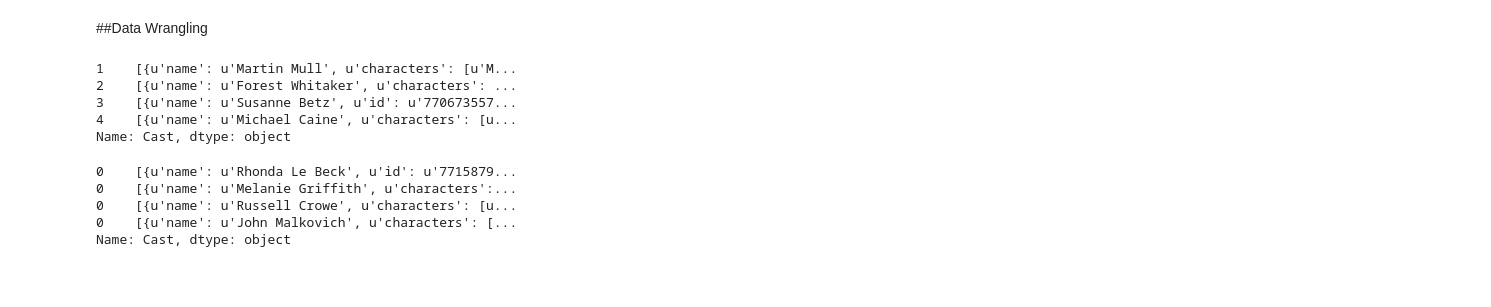
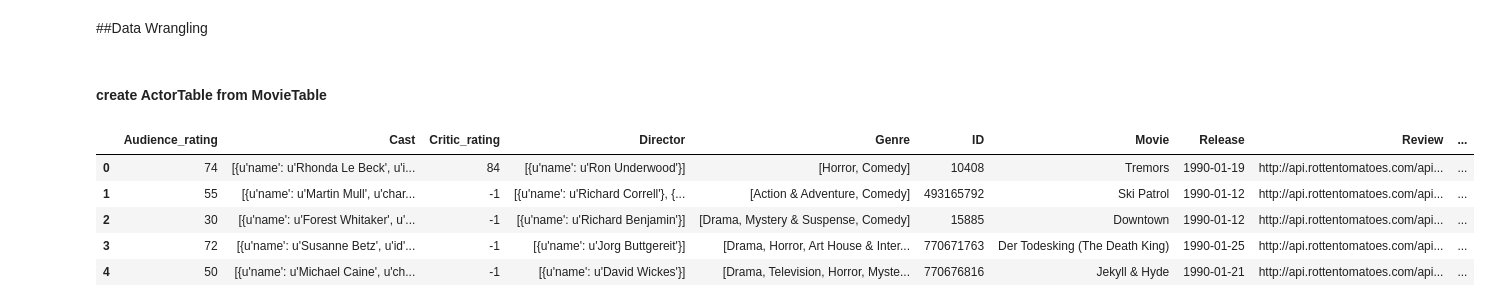
Before and after one commit to lantian2012/DataScience, a Jupyter notebook: Progress.ipynb, the cells around one changed output. Cells and saved outputs as stored; diff of their text form; code cells hidden in the pictures; blank space fills up the shorter version.

```diff
--- a/Progress.ipynb
+++ b/Progress.ipynb
@@ -652,17 +653,13 @@ Movie
-# %%
-
-for i in range(len(MovieTable)):
-# %% [output]
-1    [{u'name': u'Martin Mull', u'characters': [u'M...
-2    [{u'name': u'Forest Whitaker', u'characters': ...
-3    [{u'name': u'Susanne Betz', u'id': u'770673557...
-4    [{u'name': u'Michael Caine', u'characters': [u...
-Name: Cast, dtype: object
-# %%
-MovieTable['Cast'][0]
-# %% [output]
-0    [{u'name': u'Rhonda Le Beck', u'id': u'7715879...
-0    [{u'name': u'Melanie Griffith', u'characters':...
-0    [{u'name': u'Russell Crowe', u'characters': [u...
-0    [{u'name': u'John Malkovich', u'characters': [...
-Name: Cast, dtype: object
+# %% [markdown]
+#### create ActorTable from MovieTable
+# %%
+MovieTable = pd.read_pickle('MovieTable.pkl')
+# %%
+MovieTable.head()
+# %% [output]
+|  | Audience_rating | Cast | Critic_rating | Director | Genre | ID | Movie | Release | Review | ... |
+| 0 | 74 | [{u'name': u'Rhonda Le Beck', u'i... | 84 | [{u'name': u'Ron Underwood'}] | [Horror, Comedy] | 10408 | Tremors | 1990-01-19 | http://api.rottentomatoes.com/api... | ... |
+| 1 | 55 | [{u'name': u'Martin Mull', u'char... | -1 | [{u'name': u'Richard Correll'}, {... | [Action & Adventure, Comedy] | 493165792 | Ski Patrol | 1990-01-12 | http://api.rottentomatoes.com/api... | ... |
+| 2 | 30 | [{u'name': u'Forest Whitaker', u'... | -1 | [{u'name': u'Richard Benjamin'}] | [Drama, Mystery & Suspense, Comedy] | 15885 | Downtown | 1990-01-12 | http://api.rottentomatoes.com/api... | ... |
+| 3 | 72 | [{u'name': u'Susanne Betz', u'id'... | -1 | [{u'name': u'Jorg Buttgereit'}] | [Drama, Horror, Art House & Inter... | 770671763 | Der Todesking (The Death King) | 1990-01-25 | http://api.rottentomatoes.com/api... | ... |
+| 4 | 50 | [{u'name': u'Michael Caine', u'ch... | -1 | [{u'name': u'David Wickes'}] | [Drama, Television, Horror, Myste... | 770676816 | Jekyll & Hyde | 1990-01-21 | http://api.rottentomatoes.com/api... | ... |
```
Also changed, not shown: parts of 33 cells of this notebook, 7 other files.
